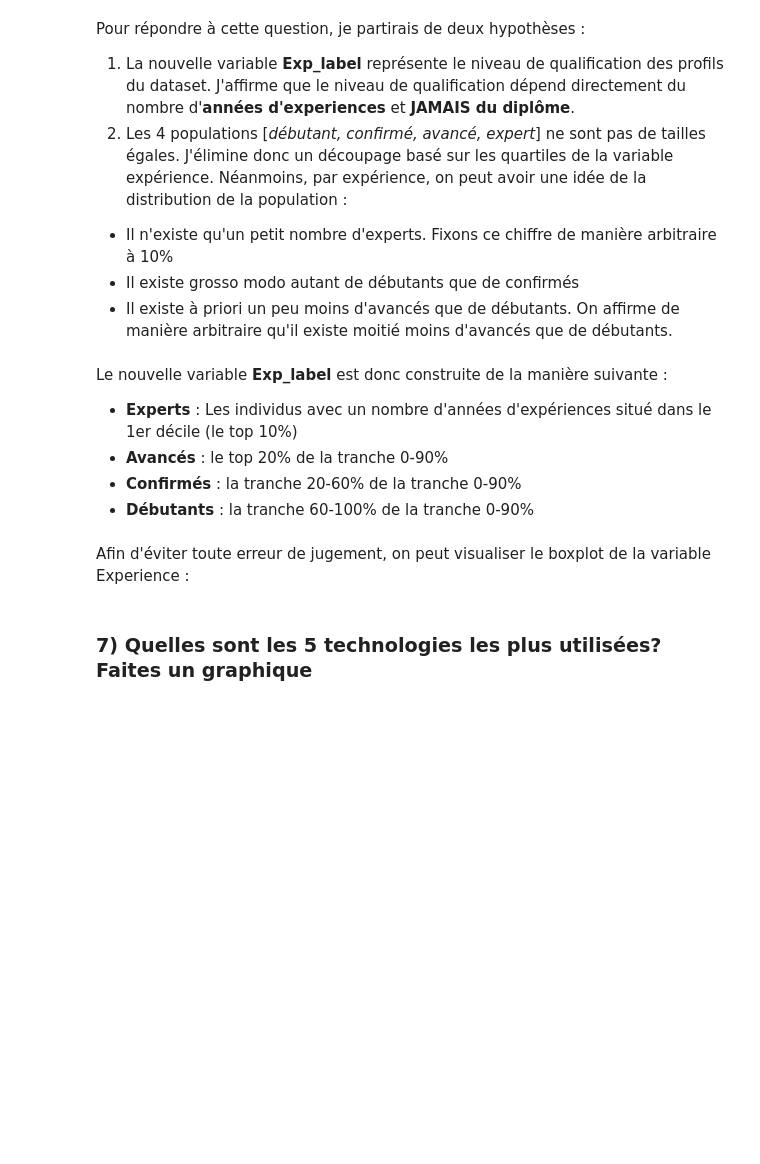
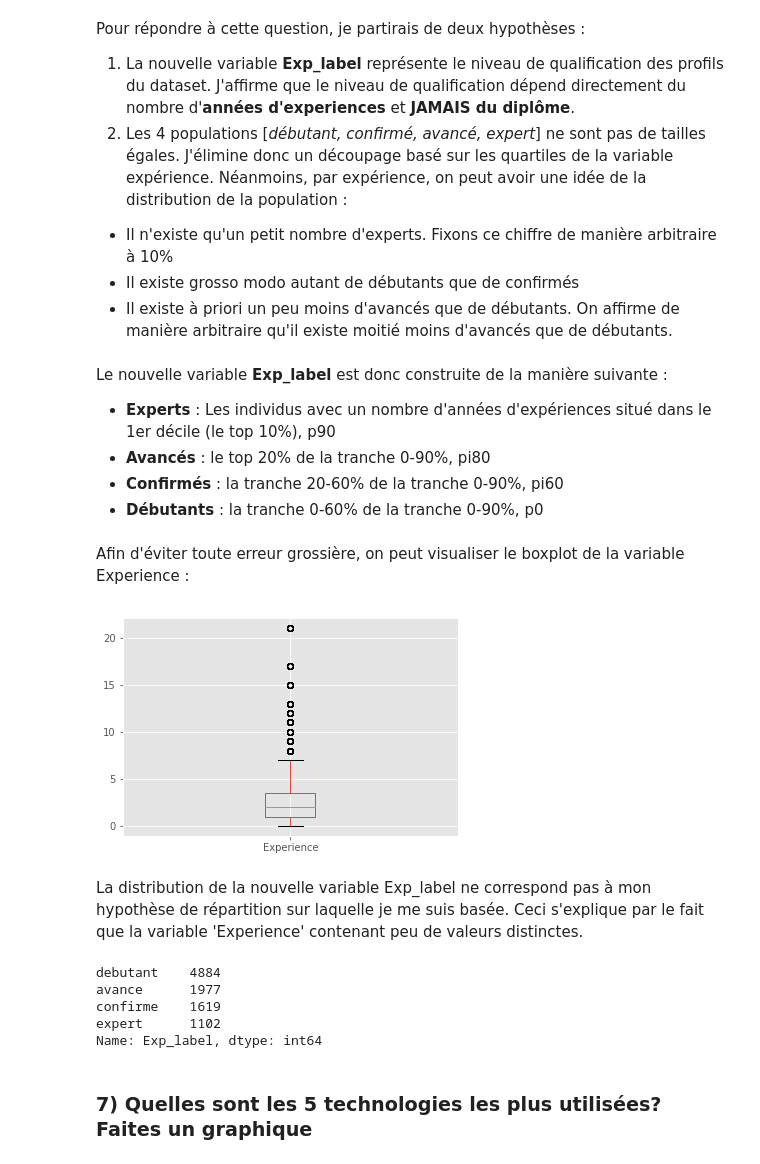
Before and after one commit to hansglick/test_aquila, a Jupyter notebook: notebooks/Test_Technique_ML.ipynb, the cells around one changed output. Drawn from its saved outputs; the diff is of its cells as text; code cells hidden in the pictures; blank space fills up the shorter version.

```diff
--- a/notebooks/Test_Technique_ML.ipynb
+++ b/notebooks/Test_Technique_ML.ipynb
@@ -113,12 +116,39 @@ Pour répondre à cette question, je partirais de deux hypothèses :
  * Il existe à priori un peu moins d'avancés que de débutants. On affirme de manière arbitraire qu'il existe moitié moins d'avancés que de débutants.
 # %% [markdown]
 Le nouvelle variable **Exp_label** est donc construite de la manière suivante :
- * **Experts** : Les individus avec un nombre d'années d'expériences situé dans le 1er décile (le top 10%)
- * **Avancés** : le top 20% de la tranche 0-90%
- * **Confirmés** : la tranche 20-60% de la tranche 0-90%
- * **Débutants** : la tranche 60-100% de la tranche 0-90%
+ * **Experts** : Les individus avec un nombre d'années d'expériences situé dans le 1er décile (le top 10%), p90
+ * **Avancés** : le top 20% de la tranche 0-90%, pi80
+ * **Confirmés** : la tranche 20-60% de la tranche 0-90%, pi60
+ * **Débutants** : la tranche 0-60% de la tranche 0-90%, p0
 # %% [markdown]
-Afin d'éviter toute erreur de jugement, on peut visualiser le boxplot de la variable Experience :
+ Afin d'éviter toute erreur grossière, on peut visualiser le boxplot de la variable Experience :
+# %%
+df.Experience.plot.box()
+plt.show()
+# %% [output]
+[figure, added]
+# %% [markdown]
+La distribution de la nouvelle variable Exp_label ne correspond pas à mon hypothèse de répartition sur laquelle je me suis basée. Ceci s'explique par le fait que la variable 'Experience' contenant peu de valeurs distinctes.
+# %%
+# Calcul des bornes
+p90 =df.Experience.quantile(0.9)
+p0 = df.Experience.quantile(0)
+kept_idx = np.where(df.Experience < p90)[0]
+Experience090 = df.Experience[kept_idx]
+pi80 = Experience090.quantile(0.8)
+pi60 = Experience090.quantile(0.6)
+# Affectation
+df["Exp_label"] = "debutant"
+df.loc[df.Experience>=pi60,"Exp_label"] = "confirme"
+df.loc[df.Experience>=pi80,"Exp_label"] = "avance"
+df.loc[df.Experience>=p90,"Exp_label"] = "expert"
+df.Exp_label.value_counts()
+# %% [output]
+debutant    4884
+avance      1977
+confirme    1619
+expert      1102
+Name: Exp_label, dtype: int64
 # %% [markdown]
 ### 7) Quelles sont les 5 technologies les plus utilisées? Faites un graphique
 # %%
```
Also changed, not shown: parts of 18 cells of this notebook, 2 other files.
